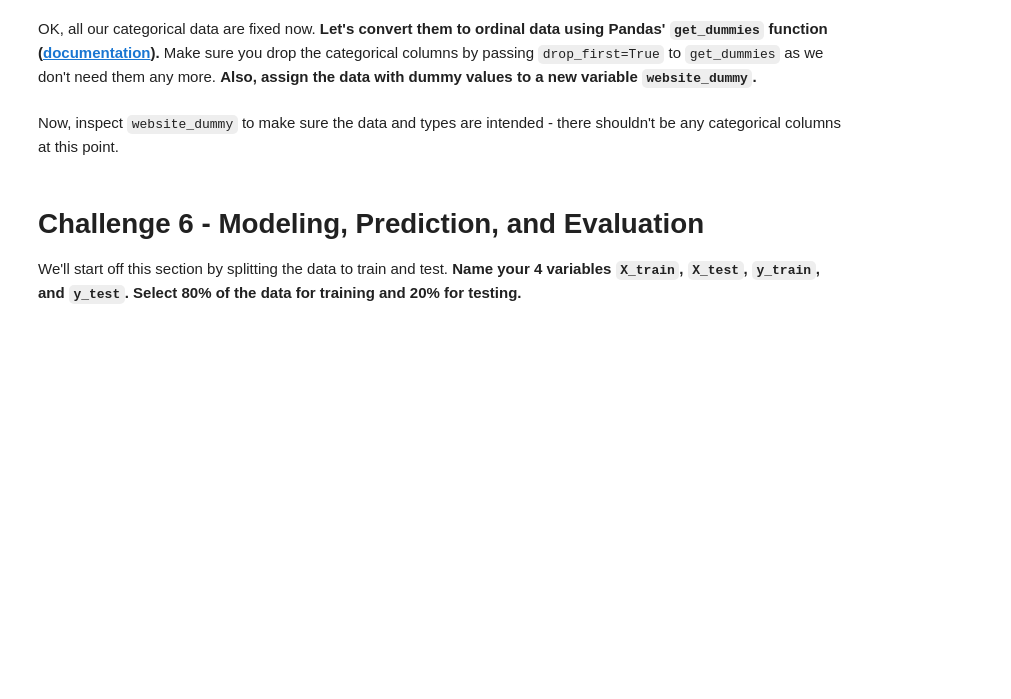
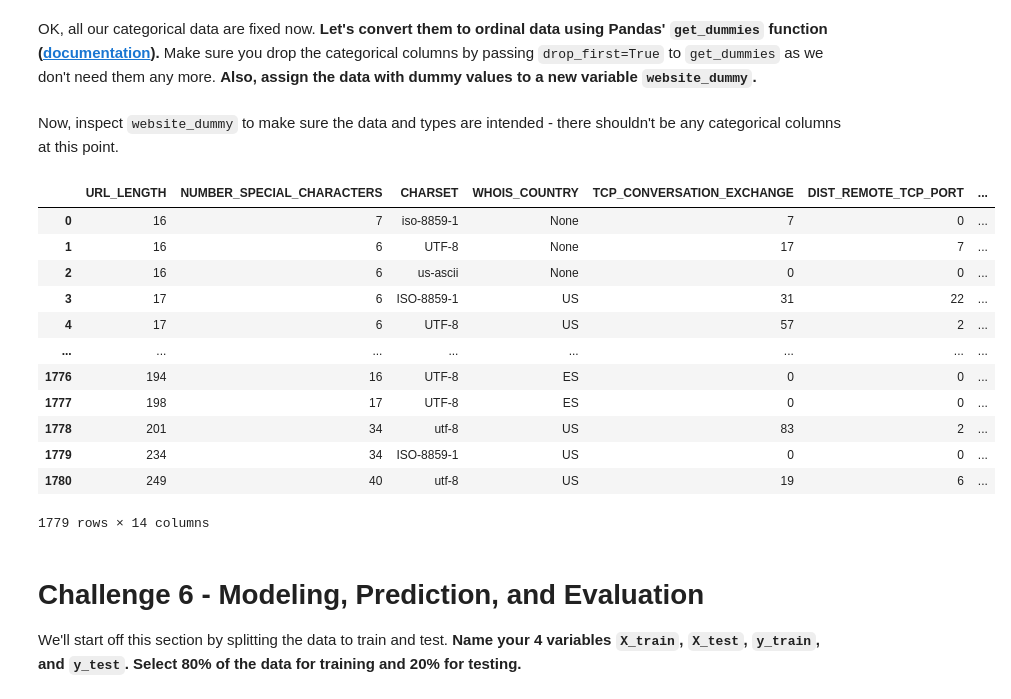
Before and after one commit to Ironhack-data-bcn-january-2023/lab-supervised-learning, a Jupyter notebook: your-code/main.ipynb, the cells around one changed output. Drawn from its saved outputs; the diff is of its cells as text; code cells hidden in the pictures; blank space fills up the shorter version.

```diff
--- a/your-code/main.ipynb
+++ b/your-code/main.ipynb
@@ -355,6 +394,7 @@ Now print the `dtypes` of the data again. Besides `WHOIS_COUNTRY` which we alrea
 #### `URL` is easy. We'll simply drop it because it has too many unique values that there's no way for us to consolidate.
 # %%
 # Your code here
+websites.drop(['URL'], axis=1, inplace=True)
 # %% [markdown]
 #### Print the unique value counts of `CHARSET`. You see there are only a few unique values. So we can keep it as it is.
 # %%
@@ -376,2 +446,17 @@ At the end, your `SERVER` column should only contain 4 unique values: `Microsoft
+# %%
+# Your code here
+server_handler = []
+
+for server in websites.SERVER:
+    if 'Microsoft' in server:
+        server_handler.append('Microsoft')
+    elif 'Apache' in server:
+        server_handler.append('Apache')
+    elif 'nginx' in server:
+        server_handler.append('nginx')
+    else:
+        server_handler.append('Other')
+
+websites.SERVER = server_handler
 # %%
 # Count `SERVER` value counts here
@@ -379,10 +471,26 @@ At the end, your `SERVER` column should only contain 4 unique values: `Microsoft
 OK, all our categorical data are fixed now. **Let's convert them to ordinal data using Pandas' `get_dummies` function ([documentation](https://pandas.pydata.org/pandas-docs/stable/generated/pandas.get_dummies.html)).** Make sure you drop the categorical columns by passing `drop_first=True` to `get_dummies` as we don't need them any more. **Also, assign the data with dummy values to a new variable `website_dummy`.**
 # %%
 # Your code here
+website_dummy = pd.get_dummies(websites, columns=['SERVER'], drop_first=True)
 # %% [markdown]
 Now, inspect `website_dummy` to make sure the data and types are intended - there shouldn't be any categorical columns at this point.
 # %%
 # Your code here
+website_dummy
+# %% [output]
+|  | URL_LENGTH | NUMBER_SPECIAL_CHARACTERS | CHARSET | WHOIS_COUNTRY | TCP_CONVERSATION_EXCHANGE | DIST_REMOTE_TCP_PORT | ... |
+| 0 | 16 | 7 | iso-8859-1 | None | 7 | 0 | ... |
+| 1 | 16 | 6 | UTF-8 | None | 17 | 7 | ... |
+| 2 | 16 | 6 | us-ascii | None | 0 | 0 | ... |
+| 3 | 17 | 6 | ISO-8859-1 | US | 31 | 22 | ... |
+| 4 | 17 | 6 | UTF-8 | US | 57 | 2 | ... |
+| ... | ... | ... | ... | ... | ... | ... | ... |
+| 1776 | 194 | 16 | UTF-8 | ES | 0 | 0 | ... |
+| 1777 | 198 | 17 | UTF-8 | ES | 0 | 0 | ... |
+| 1778 | 201 | 34 | utf-8 | US | 83 | 2 | ... |
+| 1779 | 234 | 34 | ISO-8859-1 | US | 0 | 0 | ... |
+| 1780 | 249 | 40 | utf-8 | US | 19 | 6 | ... |
+1779 rows × 14 columns
 # %% [markdown]
 # Challenge 6 - Modeling, Prediction, and Evaluation
 
```
Also changed, not shown: parts of 16 cells of this notebook.
